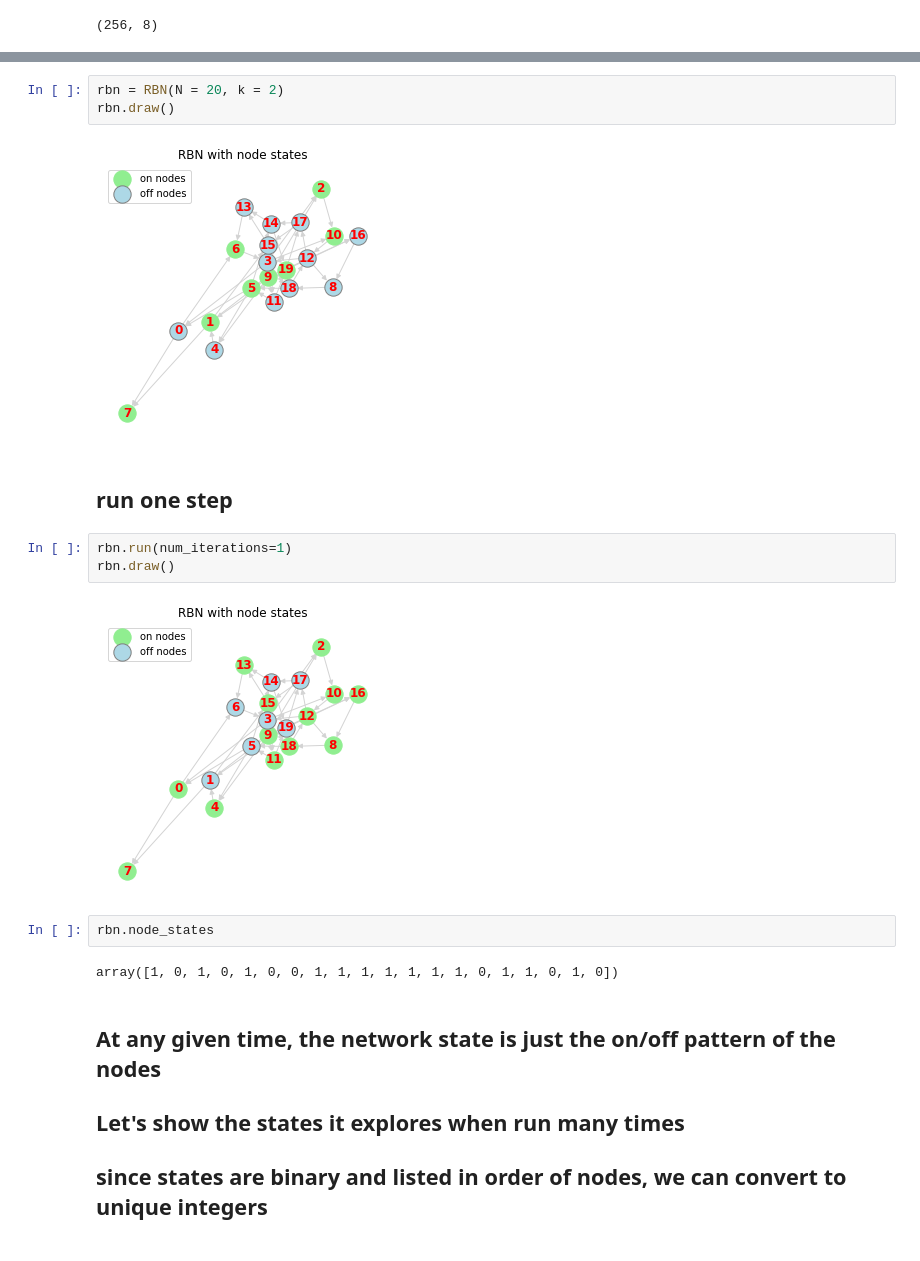
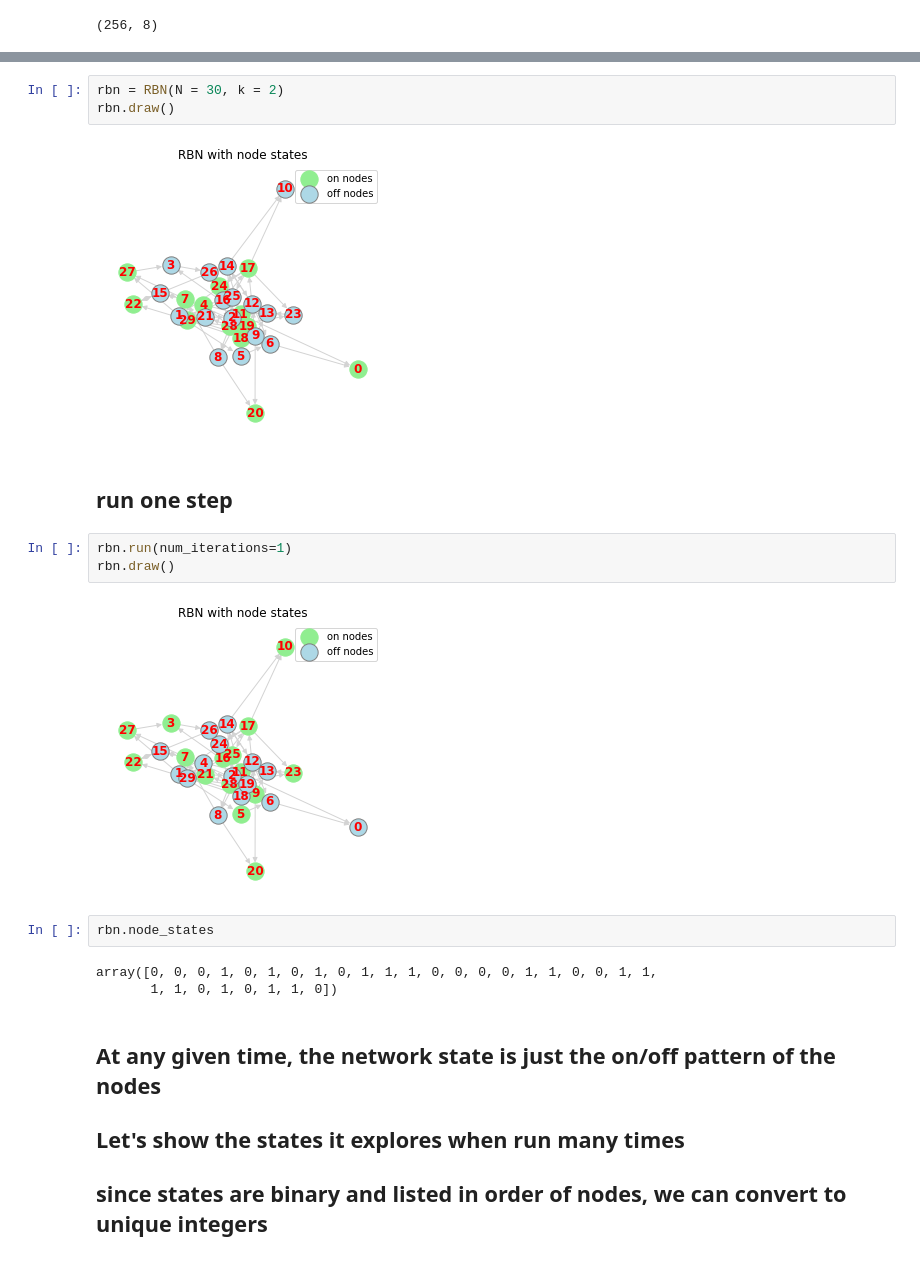
Before and after one commit to galenwilkerson/Random-Boolean-Networks, a Jupyter notebook: RBN.ipynb, the cells around one changed output, grey strips where cells are left out. Cells and saved outputs as stored; diff of their text form.

```diff
--- a/RBN.ipynb
+++ b/RBN.ipynb
@@ -236,21 +216,22 @@ class RBN:
         adj = nx.adjacency_matrix(self.state_graph).todense()
         sns.heatmap(adj, xticklabels=list(self.state_graph.nodes), yticklabels=list(self.state_graph.nodes));
 # %%
-rbn = RBN(N = 20, k = 2)
+rbn = RBN(N = 30, k = 2)
 rbn.draw()
 # %% [output]
-[figure, old version]
+[figure, new version]
 # %% [markdown]
 ## run one step
 # %%
 rbn.run(num_iterations=1)
 rbn.draw()
 # %% [output]
-[figure, old version]
+[figure, new version]
 # %%
 rbn.node_states
 # %% [output]
-array([1, 0, 1, 0, 1, 0, 0, 1, 1, 1, 1, 1, 1, 1, 0, 1, 1, 0, 1, 0])
+array([0, 0, 0, 1, 0, 1, 0, 1, 0, 1, 1, 1, 0, 0, 0, 0, 1, 1, 0, 0, 1, 1,
+       1, 1, 0, 1, 0, 1, 1, 0])
 # %% [markdown]
 ## At any given time, the network state is just the on/off pattern of the nodes
 
```
Also changed, not shown: parts of 7 cells of this notebook.
